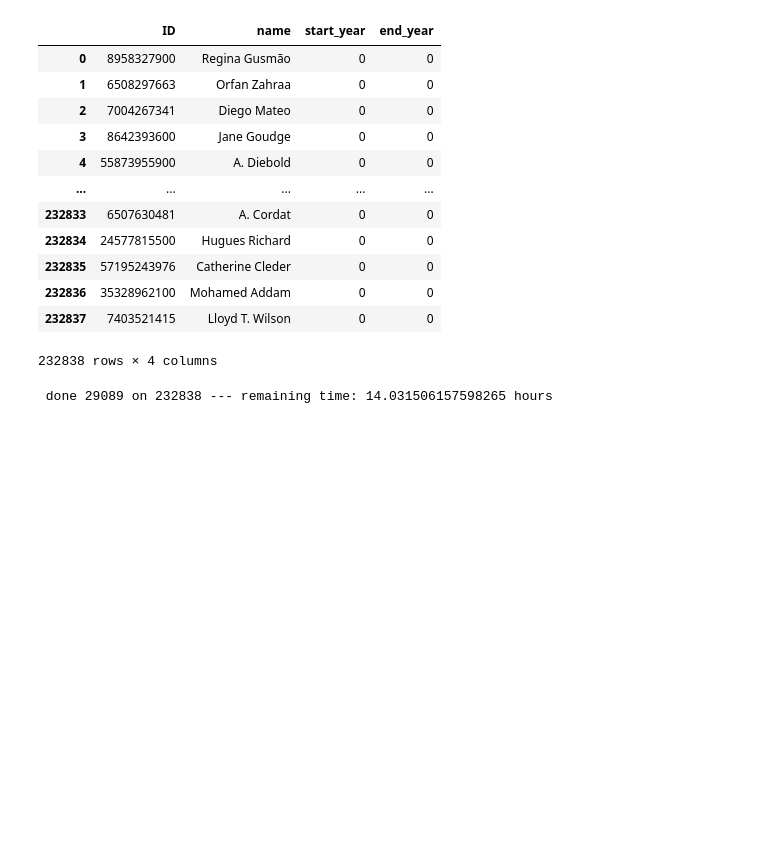
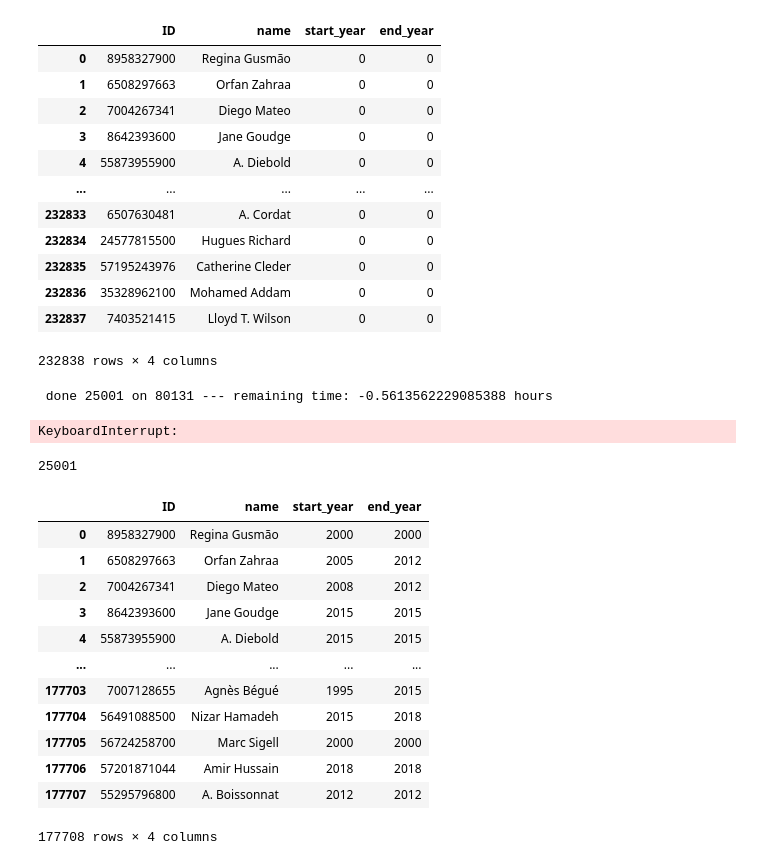
Before and after one commit to LeonardoSer/INRIA_Internship, a Jupyter notebook: tmp.ipynb, the cells around one changed output. Saved outputs shown, nothing was run; the diff lists cells and outputs as text; code cells hidden in the pictures; blank space fills up the shorter version.

```diff
--- a/tmp.ipynb
+++ b/tmp.ipynb
@@ -264,7 +274,6 @@ df
 232838 rows × 4 columns
 # %%
 import time
-
 
 start_time = time.time()
 seen = 0
@@ -286,9 +295,29 @@ for authID in names:
     rm_time = rm_time/60 # time in hours
 
     sys.stdout.write('\r'+ " done " + str(seen) + " on " + str(len(names)) + " --- remaining time: " +  str(rm_time) + " hours")
-
-df["start_year"] = start_years
-df["end_year"] = end_years
-#df.to_csv("myDATA/01-publication_df.csv", index=0)
 # %% [output]
- done 29089 on 232838 --- remaining time: 14.031506157598265 hours
+ done 25001 on 80131 --- remaining time: -0.5613562229085388 hours
+KeyboardInterrupt:
+# %%
+len(start_years)
+len(end_years)
+# %% [output]
+25001
+# %%
+old = pd.read_csv("myDATA/tmp_start_y.csv") # done
+done=len(old)
+old
+# %% [output]
+|  | ID | name | start_year | end_year |
+| 0 | 8958327900 | Regina Gusmão | 2000 | 2000 |
+| 1 | 6508297663 | Orfan Zahraa | 2005 | 2012 |
+| 2 | 7004267341 | Diego Mateo | 2008 | 2012 |
+| 3 | 8642393600 | Jane Goudge | 2015 | 2015 |
+| 4 | 55873955900 | A. Diebold | 2015 | 2015 |
+| ... | ... | ... | ... | ... |
+| 177703 | 7007128655 | Agnès Bégué | 1995 | 2015 |
+| 177704 | 56491088500 | Nizar Hamadeh | 2015 | 2018 |
+| 177705 | 56724258700 | Marc Sigell | 2000 | 2000 |
+| 177706 | 57201871044 | Amir Hussain | 2018 | 2018 |
+| 177707 | 55295796800 | A. Boissonnat | 2012 | 2012 |
+177708 rows × 4 columns
```
Also changed, not shown: parts of 10 cells of this notebook, 2 other files.
